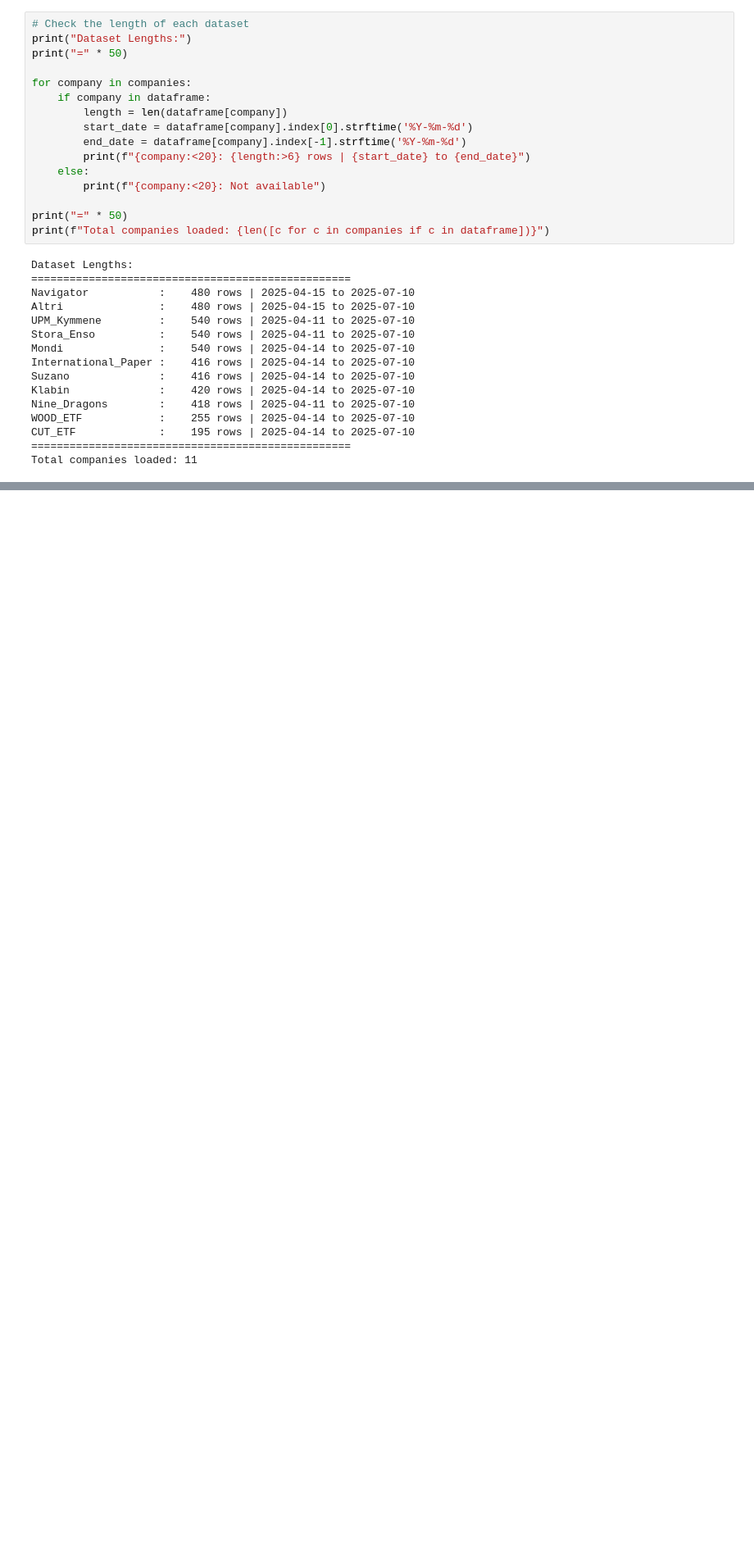
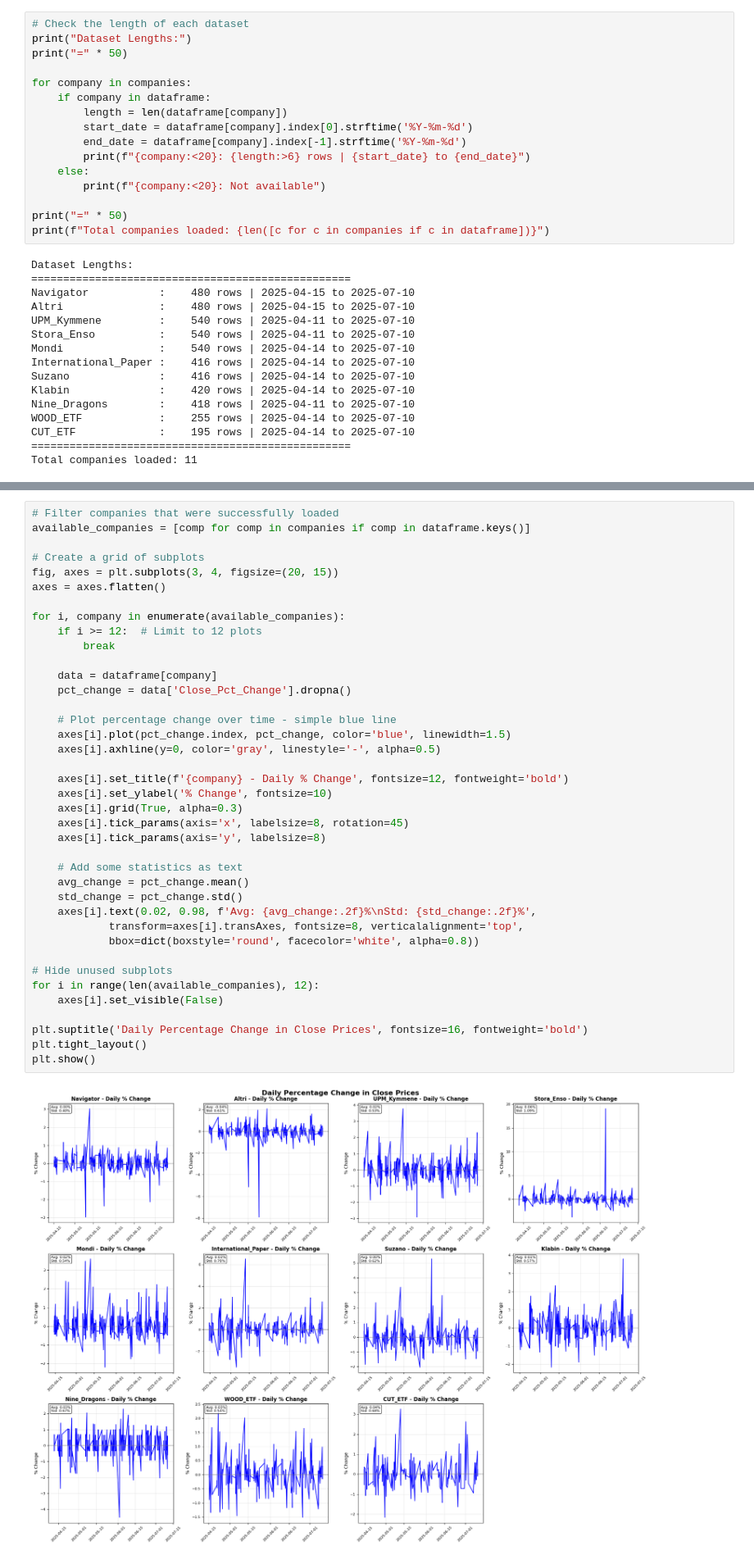
Before and after one commit to Notplays/Financial-trading-trees, a Jupyter notebook: notebook.ipynb, the cells around one changed output, grey strips where cells are left out. Shown at 82% size. Cells and saved outputs as stored; diff of their text form; blank space fills up the shorter version.

```diff
--- a/notebook.ipynb
+++ b/notebook.ipynb
@@ -184,0 +231,41 @@ Total companies loaded: 11
+# %%
+# Filter companies that were successfully loaded
+available_companies = [comp for comp in companies if comp in dataframe.keys()]
+
+# Create a grid of subplots
+fig, axes = plt.subplots(3, 4, figsize=(20, 15))
+axes = axes.flatten()
+
+for i, company in enumerate(available_companies):
+    if i >= 12:  # Limit to 12 plots
+        break
+
+    data = dataframe[company]
+    pct_change = data['Close_Pct_Change'].dropna()
+
+    # Plot percentage change over time - simple blue line
+    axes[i].plot(pct_change.index, pct_change, color='blue', linewidth=1.5)
+    axes[i].axhline(y=0, color='gray', linestyle='-', alpha=0.5)
+
+    axes[i].set_title(f'{company} - Daily % Change', fontsize=12, fontweight='bold')
+    axes[i].set_ylabel('% Change', fontsize=10)
+    axes[i].grid(True, alpha=0.3)
+    axes[i].tick_params(axis='x', labelsize=8, rotation=45)
+    axes[i].tick_params(axis='y', labelsize=8)
+
+    # Add some statistics as text
+    avg_change = pct_change.mean()
+    std_change = pct_change.std()
+    axes[i].text(0.02, 0.98, f'Avg: {avg_change:.2f}%\nStd: {std_change:.2f}%',
+            transform=axes[i].transAxes, fontsize=8, verticalalignment='top',
+            bbox=dict(boxstyle='round', facecolor='white', alpha=0.8))
+
+# Hide unused subplots
+for i in range(len(available_companies), 12):
+    axes[i].set_visible(False)
+
+plt.suptitle('Daily Percentage Change in Close Prices', fontsize=16, fontweight='bold')
+plt.tight_layout()
+plt.show()
+# %% [output]
+[figure, added]
```
Also changed, not shown: parts of 11 cells of this notebook.
